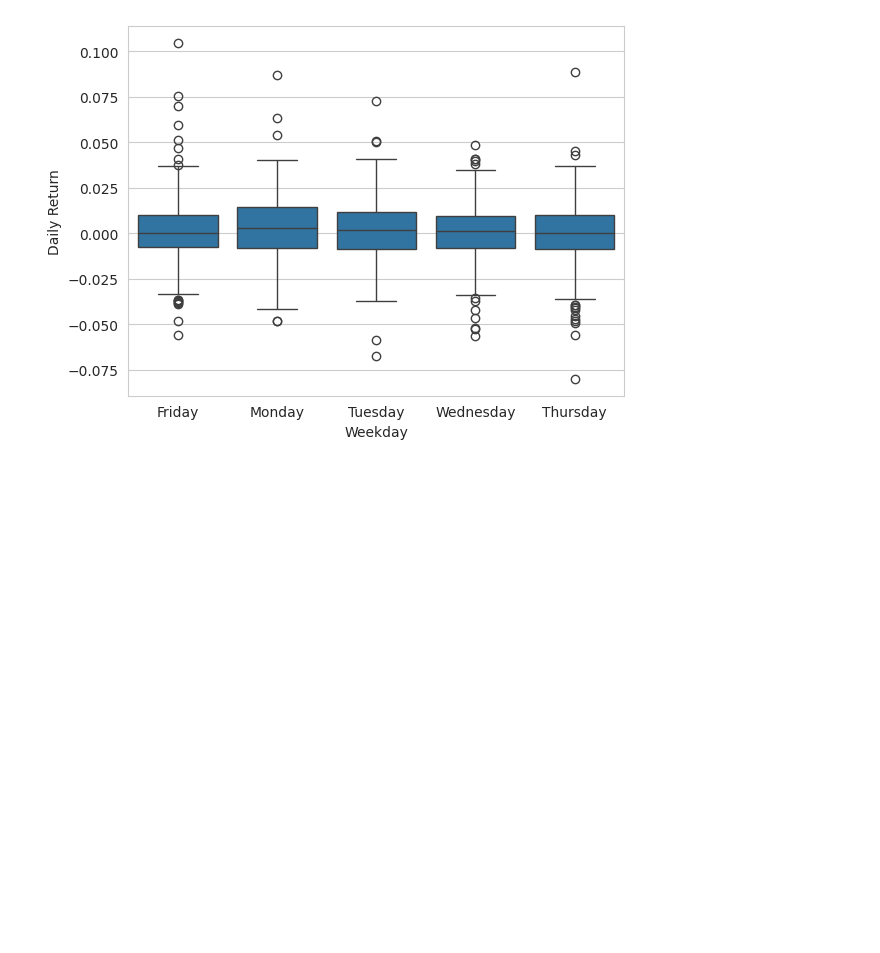
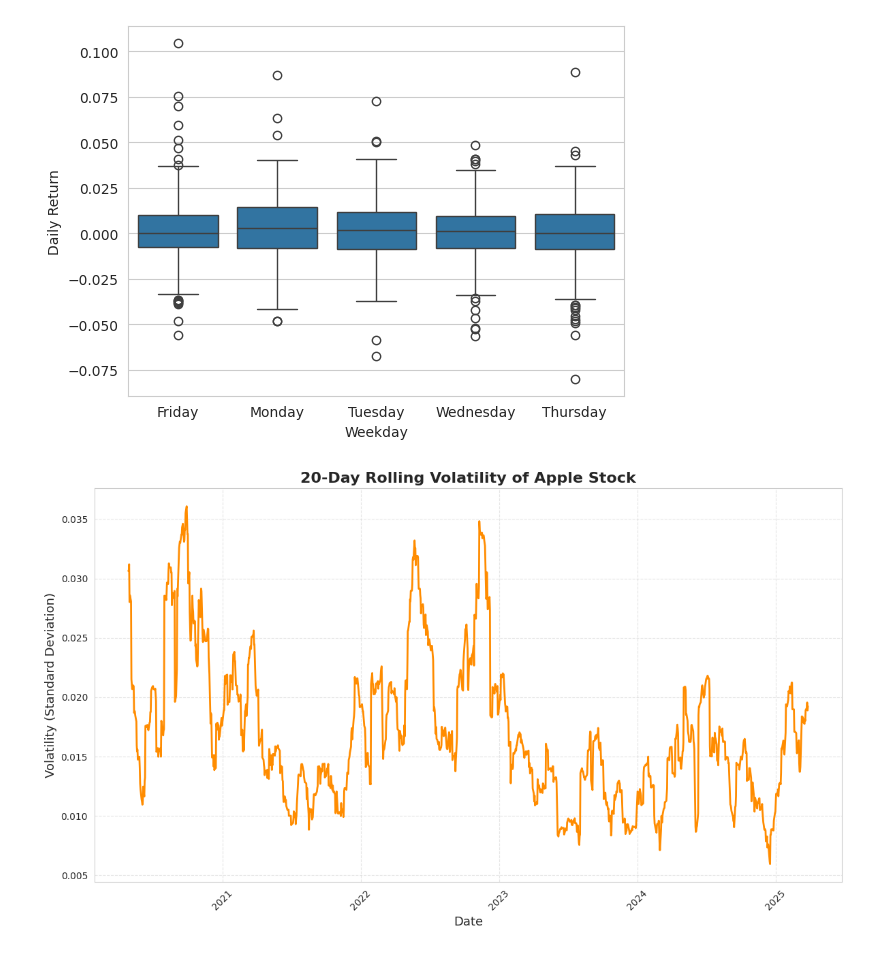
Before and after one commit to BarkinTopcu/apple-stock-prediction-edu, a Jupyter notebook: A00_Data_Analysis.ipynb, the cells around one changed output. Cells and saved outputs as stored; diff of their text form; code cells hidden in the pictures; blank space fills up the shorter version.

Commit message:
Data Analysis

```diff
--- a/A00_Data_Analysis.ipynb
+++ b/A00_Data_Analysis.ipynb
@@ -140,3 +149,20 @@ sns.boxplot(x='Weekday', y='Daily Return', data=apple_df)
 # %% [output]
 <Axes: xlabel='Weekday', ylabel='Daily Return'>
 [figure]
+# %%
+# Calculatimh the 20-day rolling volatility of Apple stock based on daily returns
+apple_df['Volatility'] = apple_df['Daily Return'].rolling(window=20).std()
+# %%
+sns.set_style("whitegrid")
+plt.figure(figsize=(12,7))
+sns.lineplot(data=apple_df, x=apple_df.index, y='Volatility', color='darkorange', linewidth=2)
+
+plt.title("20-Day Rolling Volatility of Apple Stock", fontsize=16, fontweight='bold')
+plt.xlabel("Date", fontsize=13)
+plt.ylabel("Volatility (Standard Deviation)", fontsize=13)
+plt.xticks(rotation=45)
+plt.grid(True, linestyle='--', alpha=0.5)
+plt.tight_layout()
+plt.show()
+# %% [output]
+[figure, added]
```
Also changed, not shown: parts of 14 cells of this notebook.
